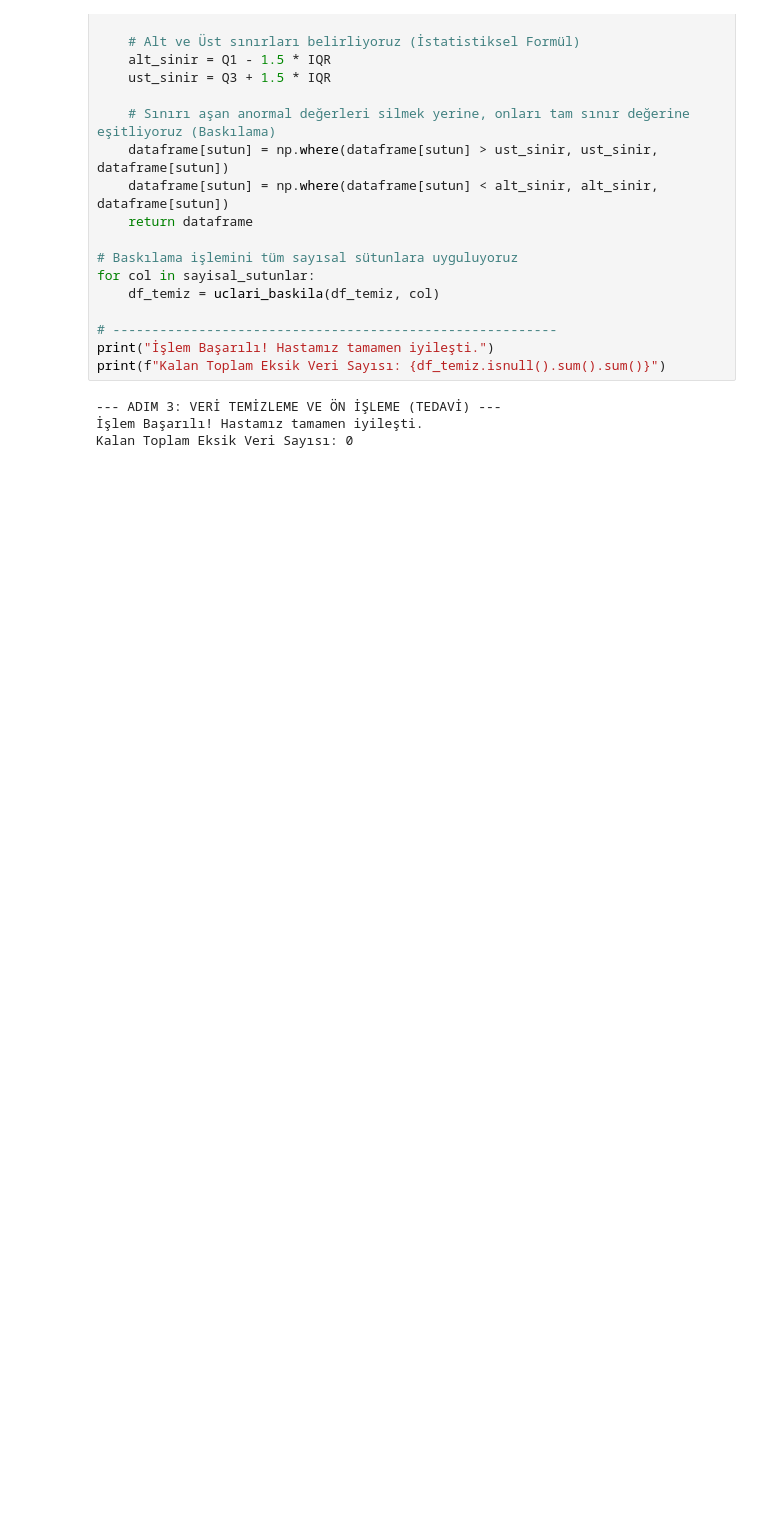
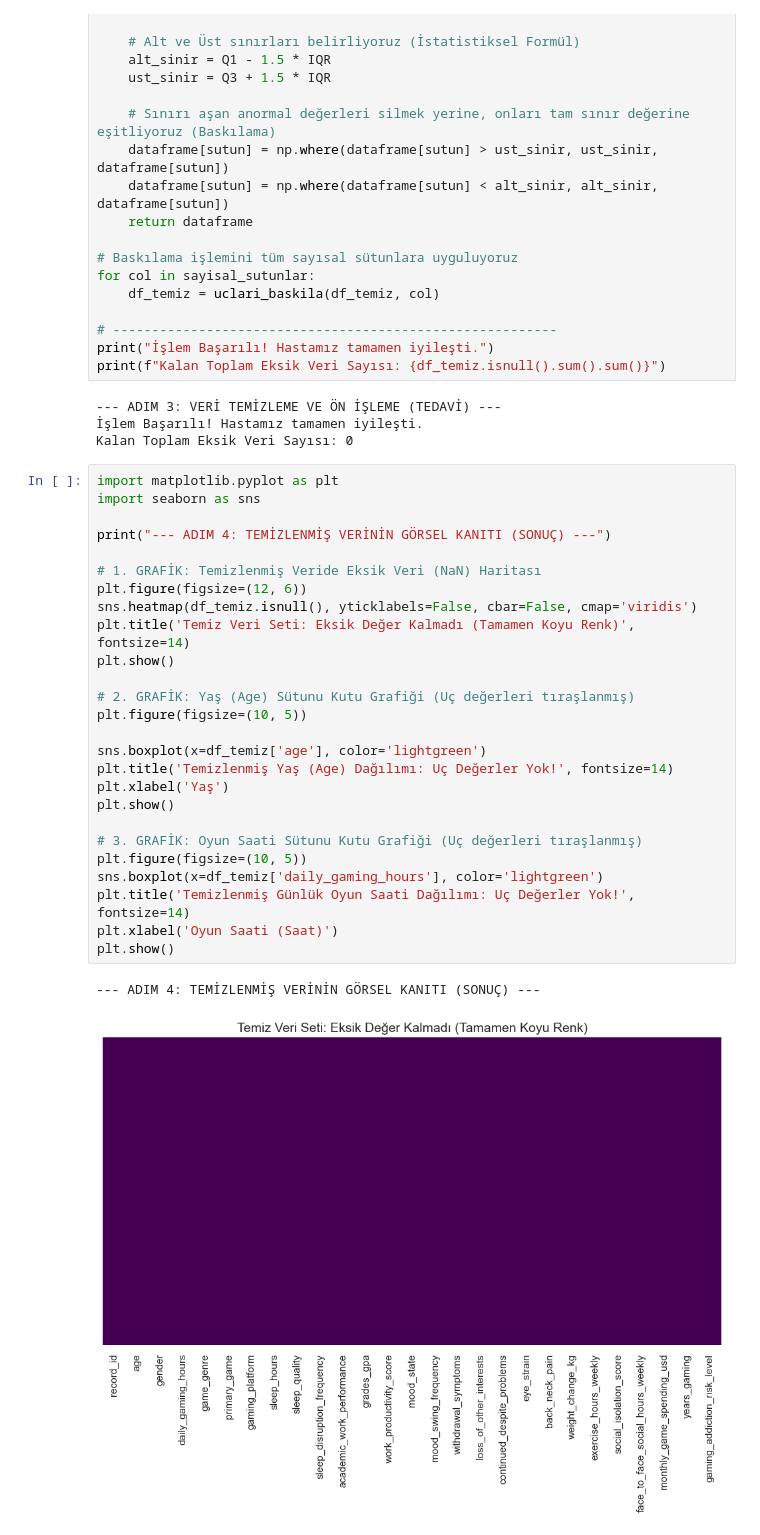
Before and after one commit to ibrahimgenc27/veri-bilimi, a Jupyter notebook: projekodlari.ipynb, the cells around one changed output. Drawn from its saved outputs; the diff is of its cells as text; blank space fills up the shorter version.

```diff
--- a/projekodlari.ipynb
+++ b/projekodlari.ipynb
@@ -142,3 +165,32 @@ print(f"Kalan Toplam Eksik Veri Sayısı: {df_temiz.isnull().sum().sum()}")
 --- ADIM 3: VERİ TEMİZLEME VE ÖN İŞLEME (TEDAVİ) ---
 İşlem Başarılı! Hastamız tamamen iyileşti.
 Kalan Toplam Eksik Veri Sayısı: 0
+# %%
+import matplotlib.pyplot as plt
+import seaborn as sns
+
+print("--- ADIM 4: TEMİZLENMİŞ VERİNİN GÖRSEL KANITI (SONUÇ) ---")
+
+# 1. GRAFİK: Temizlenmiş Veride Eksik Veri (NaN) Haritası
+plt.figure(figsize=(12, 6))
+sns.heatmap(df_temiz.isnull(), yticklabels=False, cbar=False, cmap='viridis')
+plt.title('Temiz Veri Seti: Eksik Değer Kalmadı (Tamamen Koyu Renk)', fontsize=14)
+plt.show()
+
+# 2. GRAFİK: Yaş (Age) Sütunu Kutu Grafiği (Uç değerleri tıraşlanmış)
+plt.figure(figsize=(10, 5))
+
+sns.boxplot(x=df_temiz['age'], color='lightgreen')
+plt.title('Temizlenmiş Yaş (Age) Dağılımı: Uç Değerler Yok!', fontsize=14)
+plt.xlabel('Yaş')
+plt.show()
+
+# 3. GRAFİK: Oyun Saati Sütunu Kutu Grafiği (Uç değerleri tıraşlanmış)
+plt.figure(figsize=(10, 5))
+sns.boxplot(x=df_temiz['daily_gaming_hours'], color='lightgreen')
+plt.title('Temizlenmiş Günlük Oyun Saati Dağılımı: Uç Değerler Yok!', fontsize=14)
+plt.xlabel('Oyun Saati (Saat)')
+plt.show()
+# %% [output]
+--- ADIM 4: TEMİZLENMİŞ VERİNİN GÖRSEL KANITI (SONUÇ) ---
+[figure, added]
```
Also changed, not shown: parts of 4 cells of this notebook, 1 other file.
